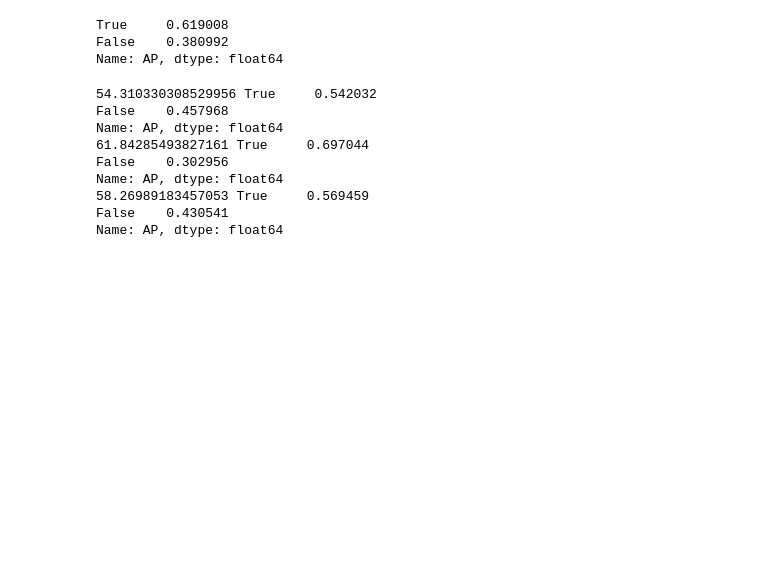
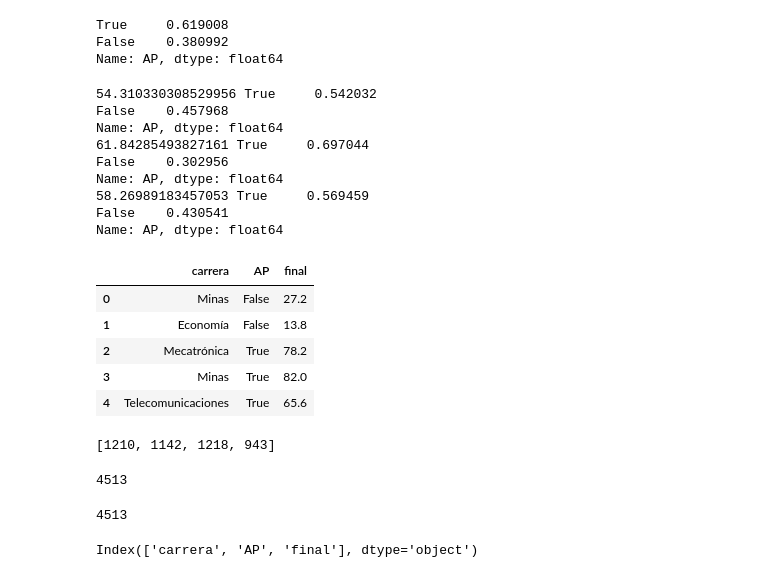
Before and after one commit to obayona/FP-data, a Jupyter notebook: Analisis.ipynb, the cells around one changed output. Drawn from its saved outputs; the diff is of its cells as text; code cells hidden in the pictures; blank space fills up the shorter version.

```diff
--- a/Analisis.ipynb
+++ b/Analisis.ipynb
@@ -216,0 +221,17 @@ Name: AP, dtype: float64
+# %%
+df = dfs2[0]
+df.head()
+# %% [output]
+|  | carrera | AP | final |
+| 0 | Minas | False | 27.2 |
+| 1 | Economía | False | 13.8 |
+| 2 | Mecatrónica | True | 78.2 |
+| 3 | Minas | True | 82.0 |
+| 4 | Telecomunicaciones | True | 65.6 |
+# %%
+lens = [len(df) for df in dfs2]
+print(lens)
+sum(lens)
+# %% [output]
+[1210, 1142, 1218, 943]
+4513
@@ -216,0 +240,8 @@ Name: AP, dtype: float64
+# %%
+len(c)
+# %% [output]
+4513
+# %%
+c.columns
+# %% [output]
+Index(['carrera', 'AP', 'final'], dtype='object')
```
Also changed, not shown: parts of 6 cells of this notebook, 2 other files.
